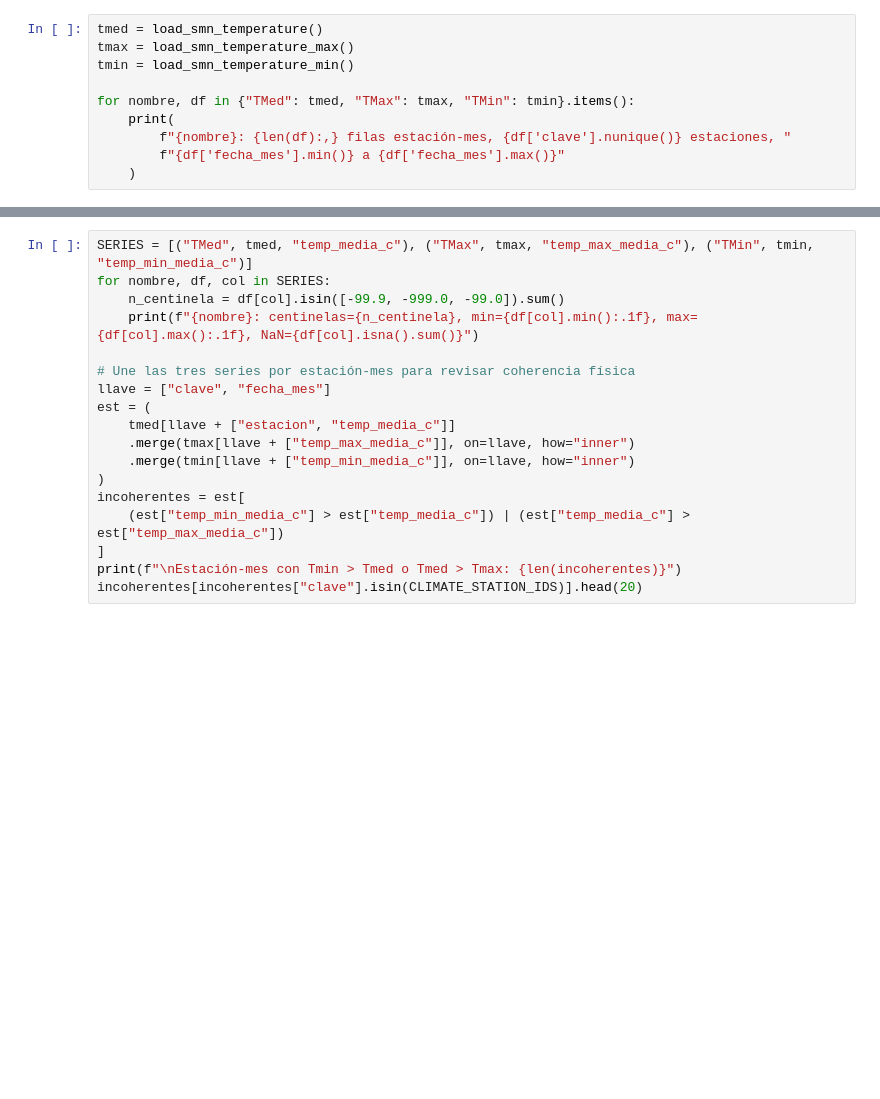
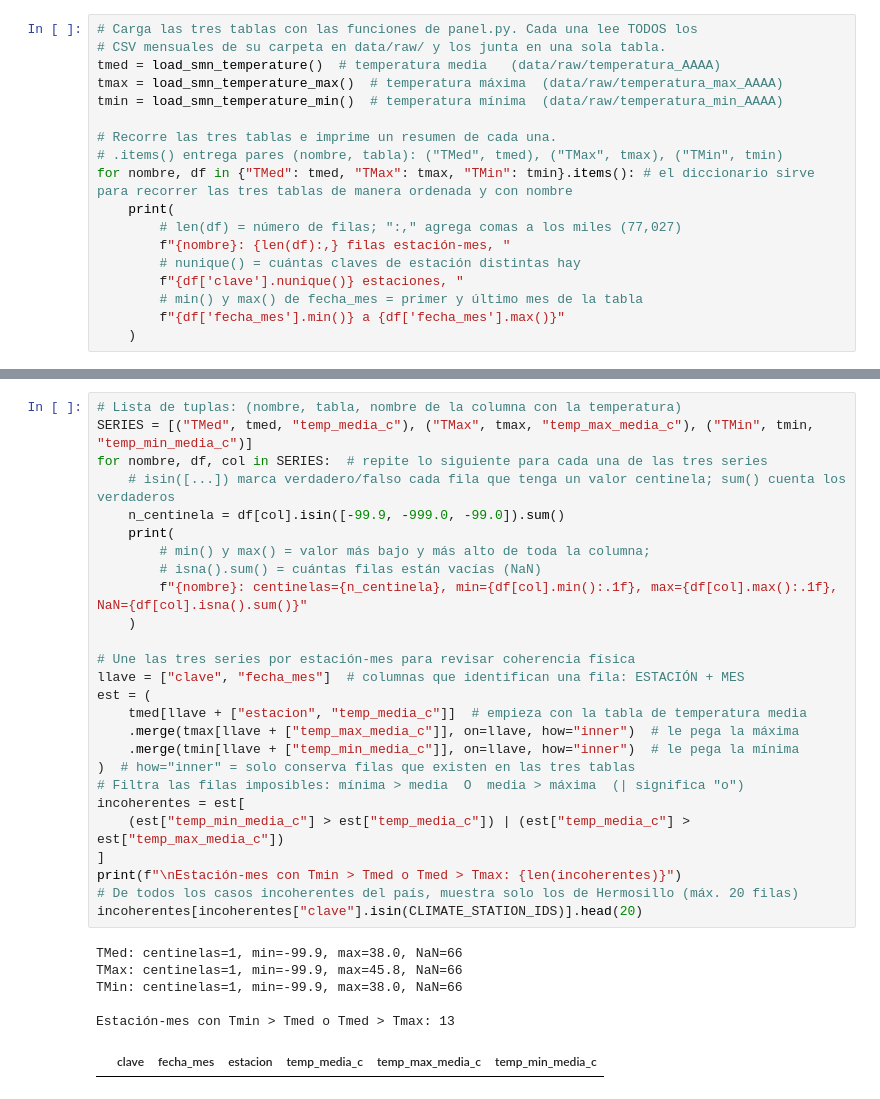
Before and after one commit to mdc-feature-engineering/sonora-health-climate-eda, a Jupyter notebook: notebooks/02_procesamiento/2.0-procesamiento-temperatura-smn.ipynb, the cells around one changed output, grey strips where cells are left out. Drawn from its saved outputs; the diff is of its cells as text; blank space fills up the shorter version.

```diff
--- a/notebooks/02_procesamiento/2.0-procesamiento-temperatura-smn.ipynb
+++ b/notebooks/02_procesamiento/2.0-procesamiento-temperatura-smn.ipynb
@@ -64,10 +120,18 @@ print("Estaciones de Hermosillo:", CLIMATE_STATION_IDS)
 # %%
-tmed = load_smn_temperature()
-tmax = load_smn_temperature_max()
-tmin = load_smn_temperature_min()
+# Carga las tres tablas con las funciones de panel.py. Cada una lee TODOS los
+# CSV mensuales de su carpeta en data/raw/ y los junta en una sola tabla.
+tmed = load_smn_temperature()  # temperatura media   (data/raw/temperatura_AAAA)
+tmax = load_smn_temperature_max()  # temperatura máxima  (data/raw/temperatura_max_AAAA)
+tmin = load_smn_temperature_min()  # temperatura mínima  (data/raw/temperatura_min_AAAA)
 
-for nombre, df in {"TMed": tmed, "TMax": tmax, "TMin": tmin}.items():
+# Recorre las tres tablas e imprime un resumen de cada una.
+# .items() entrega pares (nombre, tabla): ("TMed", tmed), ("TMax", tmax), ("TMin", tmin)
+for nombre, df in {"TMed": tmed, "TMax": tmax, "TMin": tmin}.items(): # el diccionario sirve para recorrer las tres tablas de manera ordenada y con nombre
     print(
-        f"{nombre}: {len(df):,} filas estación-mes, {df['clave'].nunique()} estaciones, "
+        # len(df) = número de filas; ":," agrega comas a los miles (77,027)
+        f"{nombre}: {len(df):,} filas estación-mes, "
+        # nunique() = cuántas claves de estación distintas hay
+        f"{df['clave'].nunique()} estaciones, "
+        # min() y max() de fecha_mes = primer y último mes de la tabla
         f"{df['fecha_mes'].min()} a {df['fecha_mes'].max()}"
     )
@@ -94,18 +217,33 @@ print(n_estaciones.value_counts().sort_index())
 # %%
+# Lista de tuplas: (nombre, tabla, nombre de la columna con la temperatura)
 SERIES = [("TMed", tmed, "temp_media_c"), ("TMax", tmax, "temp_max_media_c"), ("TMin", tmin, "temp_min_media_c")]
-for nombre, df, col in SERIES:
+for nombre, df, col in SERIES:  # repite lo siguiente para cada una de las tres series
+    # isin([...]) marca verdadero/falso cada fila que tenga un valor centinela; sum() cuenta los verdaderos
     n_centinela = df[col].isin([-99.9, -999.0, -99.0]).sum()
-    print(f"{nombre}: centinelas={n_centinela}, min={df[col].min():.1f}, max={df[col].max():.1f}, NaN={df[col].isna().sum()}")
+    print(
+        # min() y max() = valor más bajo y más alto de toda la columna;
+        # isna().sum() = cuántas filas están vacías (NaN)
+        f"{nombre}: centinelas={n_centinela}, min={df[col].min():.1f}, max={df[col].max():.1f}, NaN={df[col].isna().sum()}"
+    )
 
 # Une las tres series por estación-mes para revisar coherencia física
-llave = ["clave", "fecha_mes"]
+llave = ["clave", "fecha_mes"]  # columnas que identifican una fila: ESTACIÓN + MES
 est = (
-    tmed[llave + ["estacion", "temp_media_c"]]
-    .merge(tmax[llave + ["temp_max_media_c"]], on=llave, how="inner")
-    .merge(tmin[llave + ["temp_min_media_c"]], on=llave, how="inner")
-)
+    tmed[llave + ["estacion", "temp_media_c"]]  # empieza con la tabla de temperatura media
+    .merge(tmax[llave + ["temp_max_media_c"]], on=llave, how="inner")  # le pega la máxima
+    .merge(tmin[llave + ["temp_min_media_c"]], on=llave, how="inner")  # le pega la mínima
+)  # how="inner" = solo conserva filas que existen en las tres tablas
+# Filtra las filas imposibles: mínima > media  O  media > máxima  (| significa "o")
 incoherentes = est[
     (est["temp_min_media_c"] > est["temp_media_c"]) | (est["temp_media_c"] > est["temp_max_media_c"])
 ]
 print(f"\nEstación-mes con Tmin > Tmed o Tmed > Tmax: {len(incoherentes)}")
+# De todos los casos incoherentes del país, muestra solo los de Hermosillo (máx. 20 filas)
 incoherentes[incoherentes["clave"].isin(CLIMATE_STATION_IDS)].head(20)
+# %% [output]
+TMed: centinelas=1, min=-99.9, max=38.0, NaN=66
+TMax: centinelas=1, min=-99.9, max=45.8, NaN=66
+TMin: centinelas=1, min=-99.9, max=38.0, NaN=66
+
+Estación-mes con Tmin > Tmed o Tmed > Tmax: 13
+|  | clave | fecha_mes | estacion | temp_media_c | temp_max_media_c | temp_min_media_c |
```
Also changed, not shown: parts of 21 cells of this notebook.
